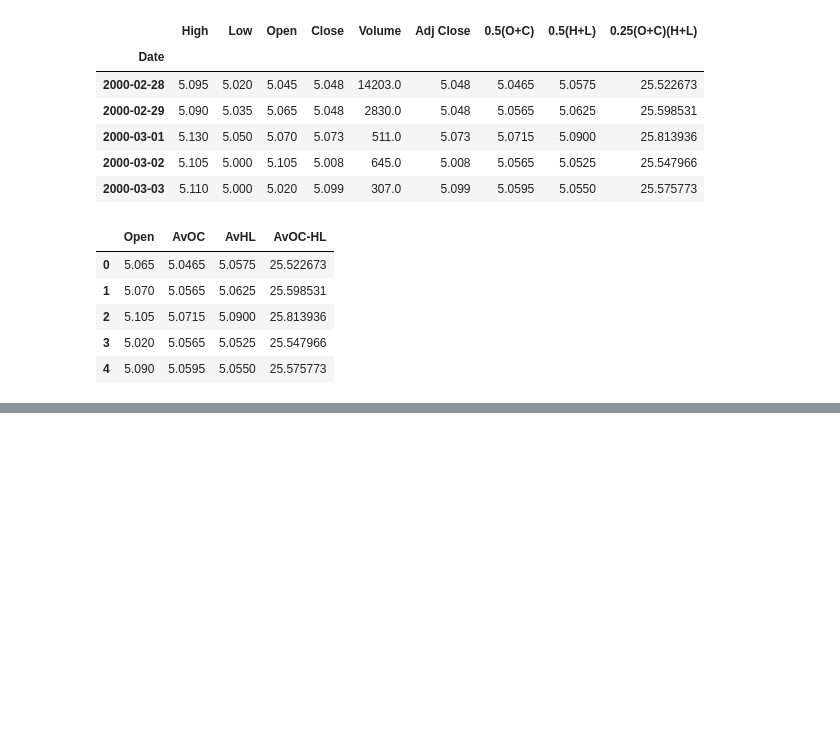
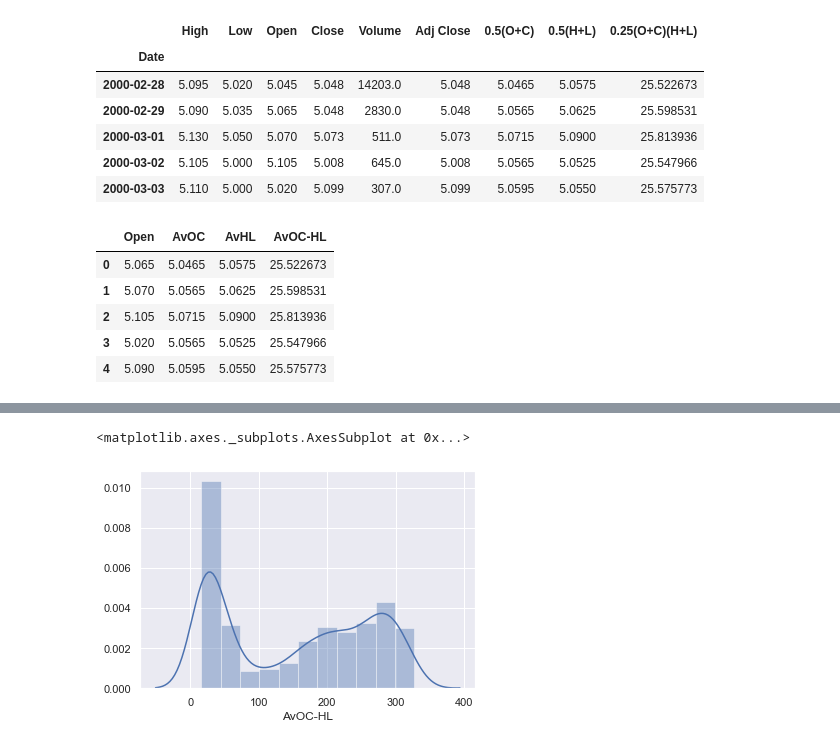
Before and after one commit to Peter-Paul/wallstreet-forecast, a Jupyter notebook: analytics/commodities/silver/silver_linear-regression.ipynb, the cells around one changed output, grey strips where cells are left out. Saved outputs shown, nothing was run; the diff lists cells and outputs as text; code cells hidden in the pictures; blank space fills up the shorter version.

```diff
--- a/analytics/commodities/silver/silver_linear-regression.ipynb
+++ b/analytics/commodities/silver/silver_linear-regression.ipynb
@@ -87,0 +99,4 @@ plt.scatter(y,x)
+# %%
+# LETS REMOVE THE OUTLIERS
+extract = extract[ extract['AvOC-HL']<extract['AvOC-HL'].quantile(0.75) ]
+extract.describe()
@@ -87,0 +113,6 @@ plt.scatter(y,x)
+# %%
+# THE OBSERVED PLOT IS A BETTER NORMALLY DISTRIBUTED PRESENTATION OF THE DATA
+sns.distplot(extract['AvOC-HL'])
+# %% [output]
+<matplotlib.axes._subplots.AxesSubplot at 0x...>
+[figure, added]
```
Also changed, not shown: parts of 18 cells of this notebook.
